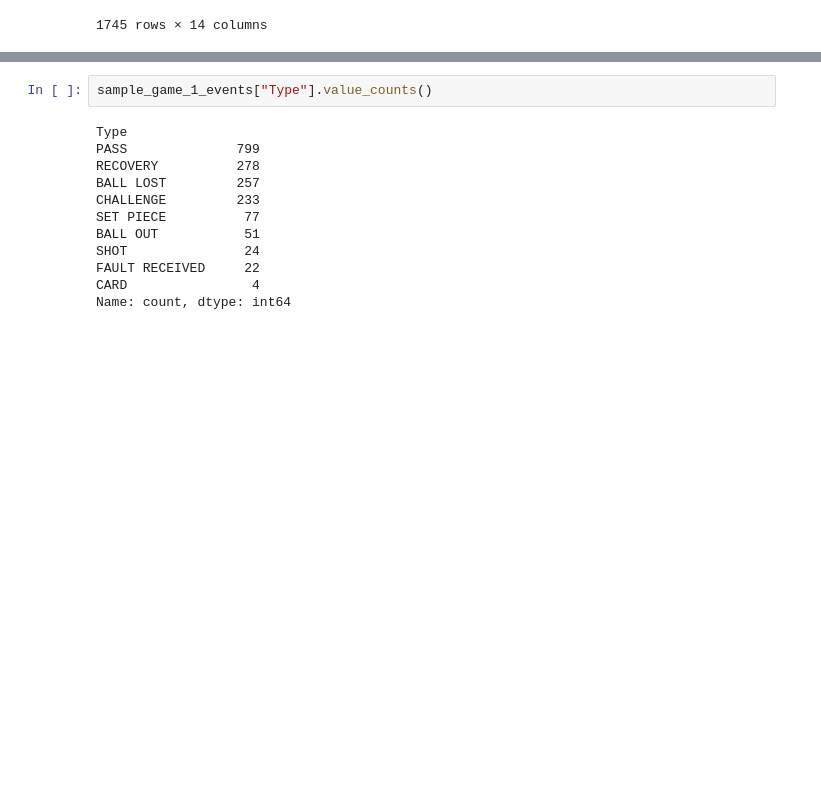
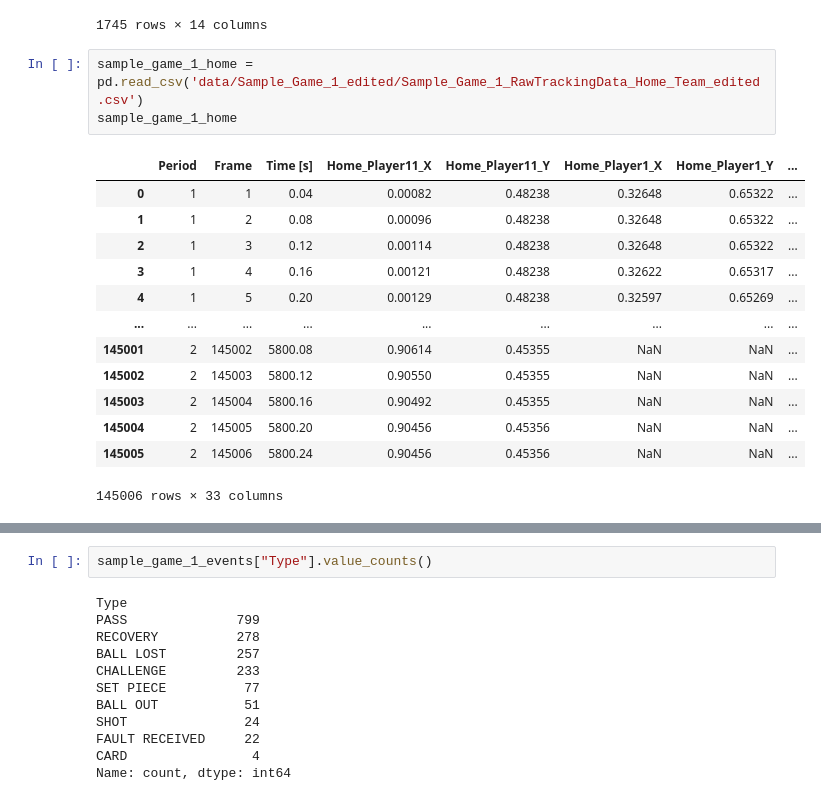
Before and after one commit to lnyousif/Football101, a Jupyter notebook: Sean Notebook.ipynb, the cells around one changed output, grey strips where cells are left out. Cells and saved outputs as stored; diff of their text form; blank space fills up the shorter version.

```diff
--- a/Sean Notebook.ipynb
+++ b/Sean Notebook.ipynb
@@ -20,3 +20,20 @@ sample_game_1_events
 | 1743 | Away | RECOVERY | BLOCKED | 2 | 143617 | 5744.68 | 143617 | 5744.68 | Player16 | ... |
 | 1744 | Away | BALL OUT | NaN | 2 | 143622 | 5744.88 | 143630 | 5745.20 | Player16 | ... |
 1745 rows × 14 columns
+# %%
+sample_game_1_home = pd.read_csv('data/Sample_Game_1_edited/Sample_Game_1_RawTrackingData_Home_Team_edited.csv')
+sample_game_1_home
+# %% [output]
+|  | Period | Frame | Time [s] | Home_Player11_X | Home_Player11_Y | Home_Player1_X | Home_Player1_Y | ... |
+| 0 | 1 | 1 | 0.04 | 0.00082 | 0.48238 | 0.32648 | 0.65322 | ... |
+| 1 | 1 | 2 | 0.08 | 0.00096 | 0.48238 | 0.32648 | 0.65322 | ... |
+| 2 | 1 | 3 | 0.12 | 0.00114 | 0.48238 | 0.32648 | 0.65322 | ... |
+| 3 | 1 | 4 | 0.16 | 0.00121 | 0.48238 | 0.32622 | 0.65317 | ... |
+| 4 | 1 | 5 | 0.20 | 0.00129 | 0.48238 | 0.32597 | 0.65269 | ... |
+| ... | ... | ... | ... | ... | ... | ... | ... | ... |
+| 145001 | 2 | 145002 | 5800.08 | 0.90614 | 0.45355 | NaN | NaN | ... |
+| 145002 | 2 | 145003 | 5800.12 | 0.90550 | 0.45355 | NaN | NaN | ... |
+| 145003 | 2 | 145004 | 5800.16 | 0.90492 | 0.45355 | NaN | NaN | ... |
+| 145004 | 2 | 145005 | 5800.20 | 0.90456 | 0.45356 | NaN | NaN | ... |
+| 145005 | 2 | 145006 | 5800.24 | 0.90456 | 0.45356 | NaN | NaN | ... |
+145006 rows × 33 columns
```
Also changed, not shown: parts of 18 cells of this notebook.
